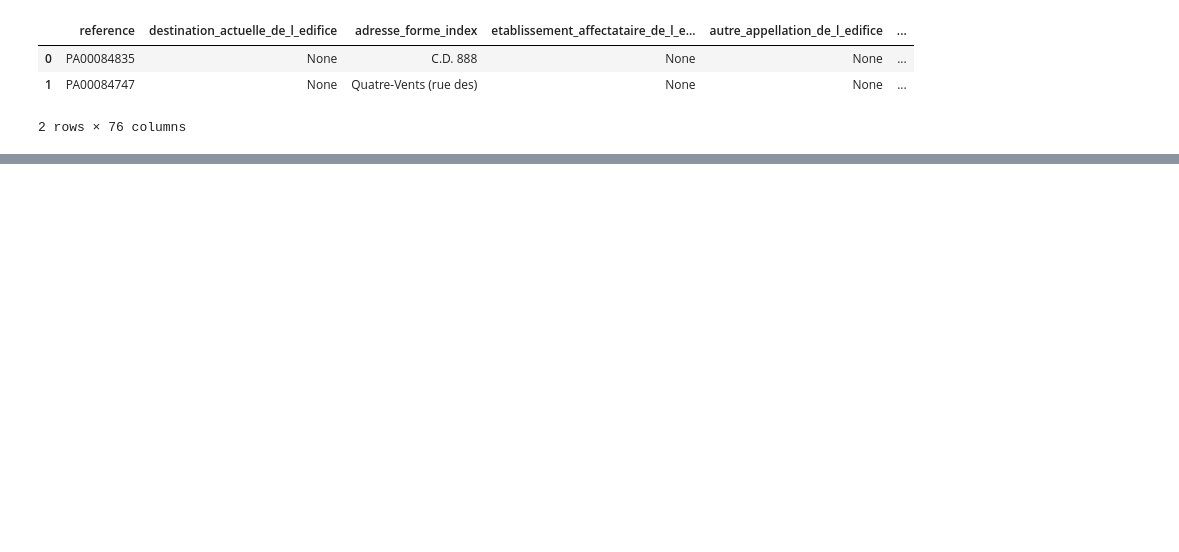
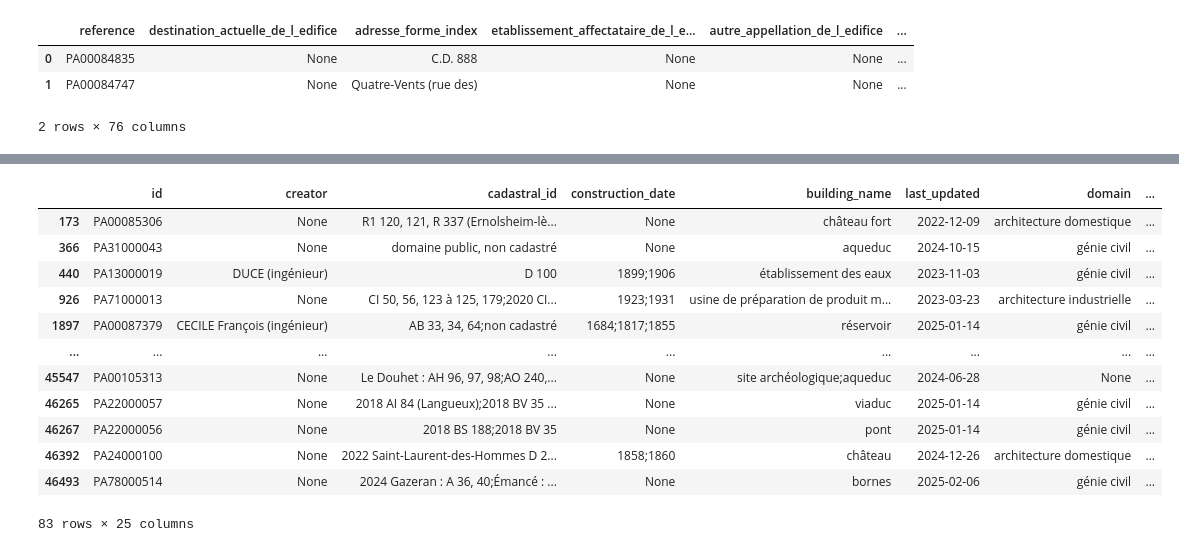
Before and after one commit to enarroied/mess_box, a Jupyter notebook: base_merimee/clean_data.ipynb, the cells around one changed output, grey strips where cells are left out. Drawn from its saved outputs; the diff is of its cells as text; code cells hidden in the pictures; blank space fills up the shorter version.

```diff
--- a/base_merimee/clean_data.ipynb
+++ b/base_merimee/clean_data.ipynb
@@ -193,0 +296,16 @@ df_merimee.sample(20)
+# %%
+df_merimee[(df_merimee["insee_code_town_original"].str.len()!=5) & (~df_merimee["insee_code_town_original"].isna())]
+# %% [output]
+|  | id | creator | cadastral_id | construction_date | building_name | last_updated | domain | ... |
+| 173 | PA00085306 | None | R1 120, 121, R 337 (Ernolsheim-lè... | None | château fort | 2022-12-09 | architecture domestique | ... |
+| 366 | PA31000043 | None | domaine public, non cadastré | None | aqueduc | 2024-10-15 | génie civil | ... |
+| 440 | PA13000019 | DUCE (ingénieur) | D 100 | 1899;1906 | établissement des eaux | 2023-11-03 | génie civil | ... |
+| 926 | PA71000013 | None | CI 50, 56, 123 à 125, 179;2020 CI... | 1923;1931 | usine de préparation de produit m... | 2023-03-23 | architecture industrielle | ... |
+| 1897 | PA00087379 | CECILE François (ingénieur) | AB 33, 34, 64;non cadastré | 1684;1817;1855 | réservoir | 2025-01-14 | génie civil | ... |
+| ... | ... | ... | ... | ... | ... | ... | ... | ... |
+| 45547 | PA00105313 | None | Le Douhet : AH 96, 97, 98;AO 240,... | None | site archéologique;aqueduc | 2024-06-28 | None | ... |
+| 46265 | PA22000057 | None | 2018 AI 84 (Langueux);2018 BV 35 ... | None | viaduc | 2025-01-14 | génie civil | ... |
+| 46267 | PA22000056 | None | 2018 BS 188;2018 BV 35 | None | pont | 2025-01-14 | génie civil | ... |
+| 46392 | PA24000100 | None | 2022 Saint-Laurent-des-Hommes D 2... | 1858;1860 | château | 2024-12-26 | architecture domestique | ... |
+| 46493 | PA78000514 | None | 2024 Gazeran : A 36, 40;Émancé : ... | None | bornes | 2025-02-06 | génie civil | ... |
+83 rows × 25 columns
```
Also changed, not shown: parts of 16 cells of this notebook.
